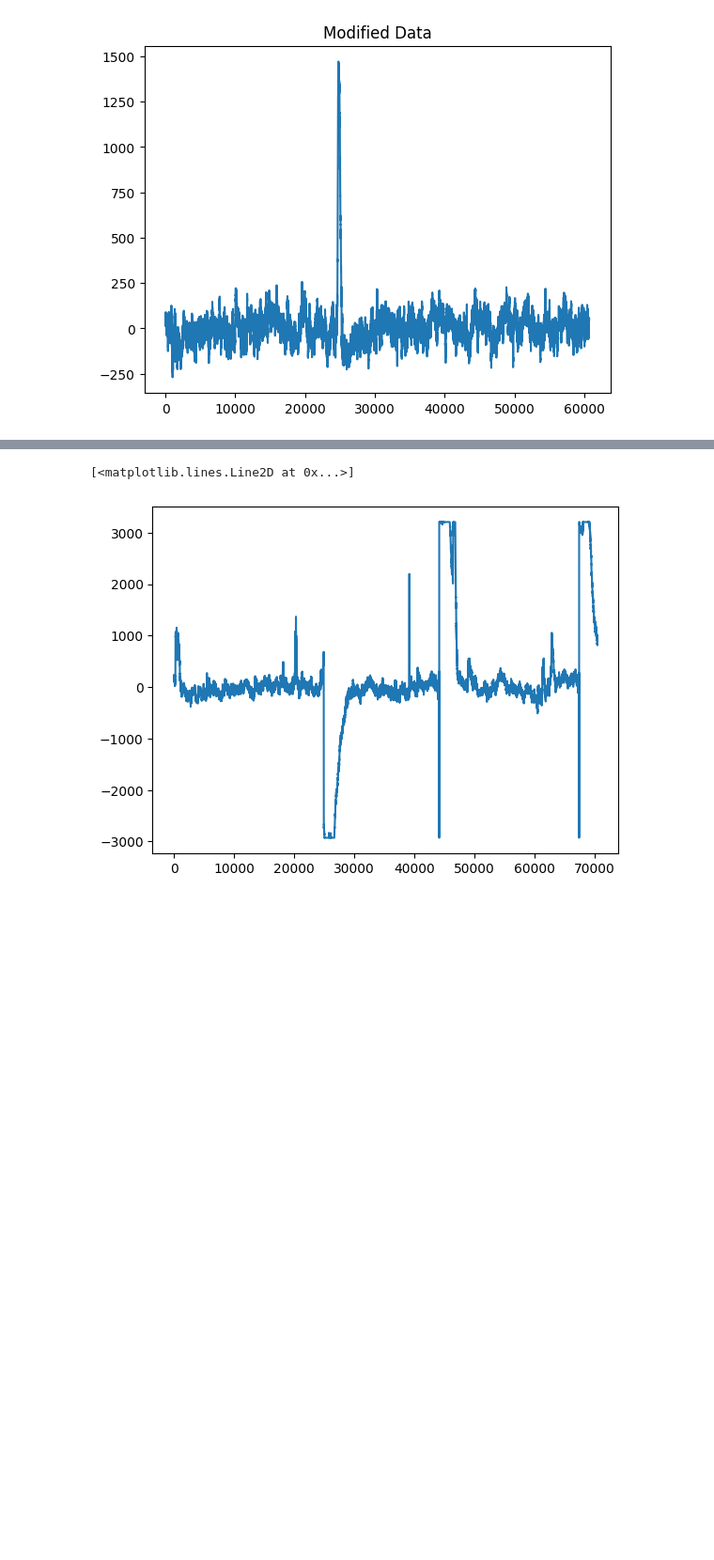
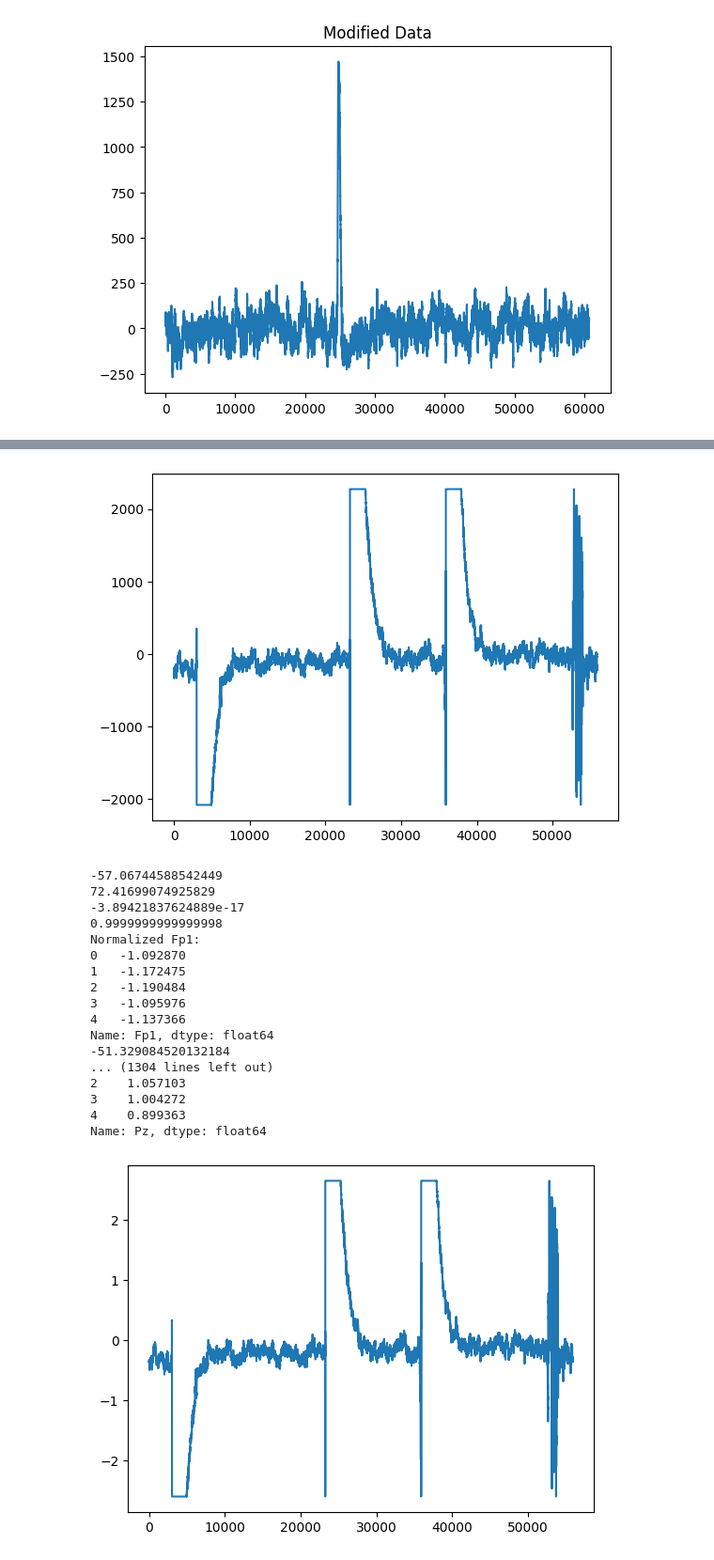
Before and after one commit to samshahriari/dsp, a Jupyter notebook: dsp_data/dataloader.ipynb, the cells around one changed output, grey strips where cells are left out. Shown at 94% size. Saved outputs shown, nothing was run; the diff lists cells and outputs as text; code cells hidden in the pictures; blank space fills up the shorter version.

```diff
--- a/dsp_data/dataloader.ipynb
+++ b/dsp_data/dataloader.ipynb
@@ -231,6 +233,49 @@ Name: Pz, Length: 65410, dtype: float64
-# %%
-# Ta bort alla avvikelser som är större än
-plt.plot(df[6]['data']['Fp1'])
-# %% [output]
-[<matplotlib.lines.Line2D at 0x...>]
-[figure, removed]
+# %%
+# Normalisera datan över kanaler (Normalisera till 0 mean och 1 std)
+plt.plot(df[4]['data']['Fp1'])
+plt.show()
+
+
+for item in df:
+    for channel in item['data'].columns:
+        if channel == 'time':
+            continue
+        # Calculate mean and standard deviation of the channel
+        mean_value = item['data'][channel].mean()
+        std_dev = item['data'][channel].std()
+        print(mean_value)
+        print(std_dev)
+
+        # Standardize: (value - mean) / std_dev
+        item['data'][channel] = (item['data'][channel] - mean_value) / std_dev
+
+        print(item['data'][channel].mean())
+        print(item['data'][channel].std())
+
+        # Optional: print to check the results
+        print(f"Normalized {channel}:")
+        print(item["data"][channel].head())
+
+
+plt.plot(df[4]['data']['Fp1'])
+plt.show()
+# %% [output]
+[figure, added]
+-57.06744588542449
+72.41699074925829
+-3.89421837624889e-17
+0.9999999999999998
+Normalized Fp1:
+0   -1.092870
+1   -1.172475
+2   -1.190484
+3   -1.095976
+4   -1.137366
+Name: Fp1, dtype: float64
+-51.329084520132184
+... (1304 lines left out)
+2    1.057103
+3    1.004272
+4    0.899363
+Name: Pz, dtype: float64
+[figure, added]
```
Also changed, not shown: parts of 5 cells of this notebook, 1 other file.
